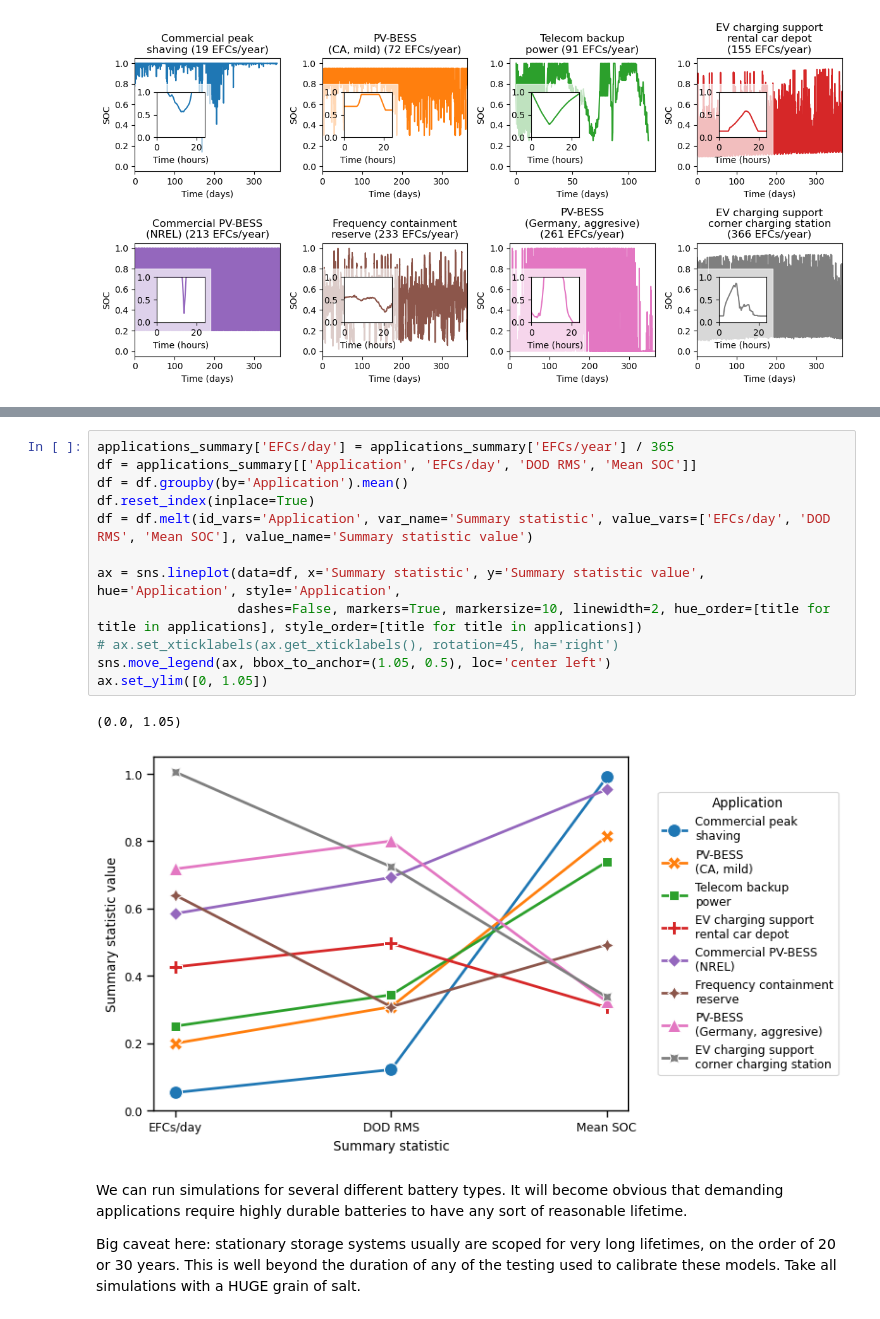
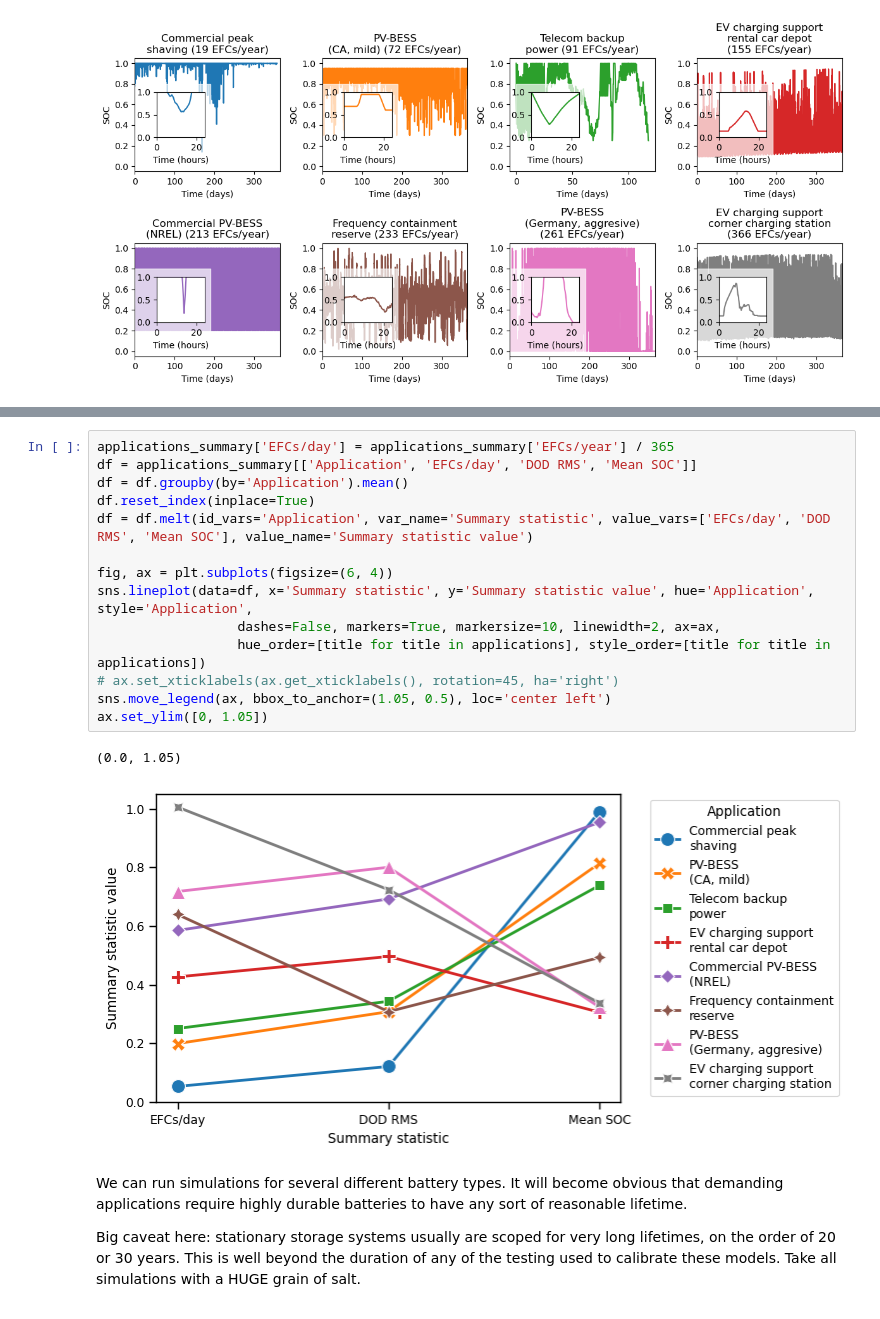
Before and after one commit to NREL/BLAST-Lite, a Jupyter notebook: examples/example_stationary_storage_life.ipynb, the cells around one changed output, grey strips where cells are left out. Drawn from its saved outputs; the diff is of its cells as text.

```diff
--- a/examples/example_stationary_storage_life.ipynb
+++ b/examples/example_stationary_storage_life.ipynb
@@ -159,18 +165,20 @@ ax.set_xticklabels(ax.get_xticklabels(), rotation=45, ha='right')
 # %%
 applications_summary['EFCs/day'] = applications_summary['EFCs/year'] / 365
 df = applications_summary[['Application', 'EFCs/day', 'DOD RMS', 'Mean SOC']]
 df = df.groupby(by='Application').mean()
 df.reset_index(inplace=True)
 df = df.melt(id_vars='Application', var_name='Summary statistic', value_vars=['EFCs/day', 'DOD RMS', 'Mean SOC'], value_name='Summary statistic value')
 
-ax = sns.lineplot(data=df, x='Summary statistic', y='Summary statistic value', hue='Application', style='Application',
-                  dashes=False, markers=True, markersize=10, linewidth=2, hue_order=[title for title in applications], style_order=[title for title in applications])
+fig, ax = plt.subplots(figsize=(6, 4))
+sns.lineplot(data=df, x='Summary statistic', y='Summary statistic value', hue='Application', style='Application',
+                  dashes=False, markers=True, markersize=10, linewidth=2, ax=ax,
+                  hue_order=[title for title in applications], style_order=[title for title in applications])
 # ax.set_xticklabels(ax.get_xticklabels(), rotation=45, ha='right')
 sns.move_legend(ax, bbox_to_anchor=(1.05, 0.5), loc='center left')
 ax.set_ylim([0, 1.05])
 # %% [output]
 (0.0, 1.05)
-[figure, old version]
+[figure, new version]
 # %% [markdown]
 We can run simulations for several different battery types. It will become obvious that demanding applications require highly durable batteries to have any sort of reasonable lifetime.
 
```
Also changed, not shown: parts of 3 cells of this notebook, 10 other files.
